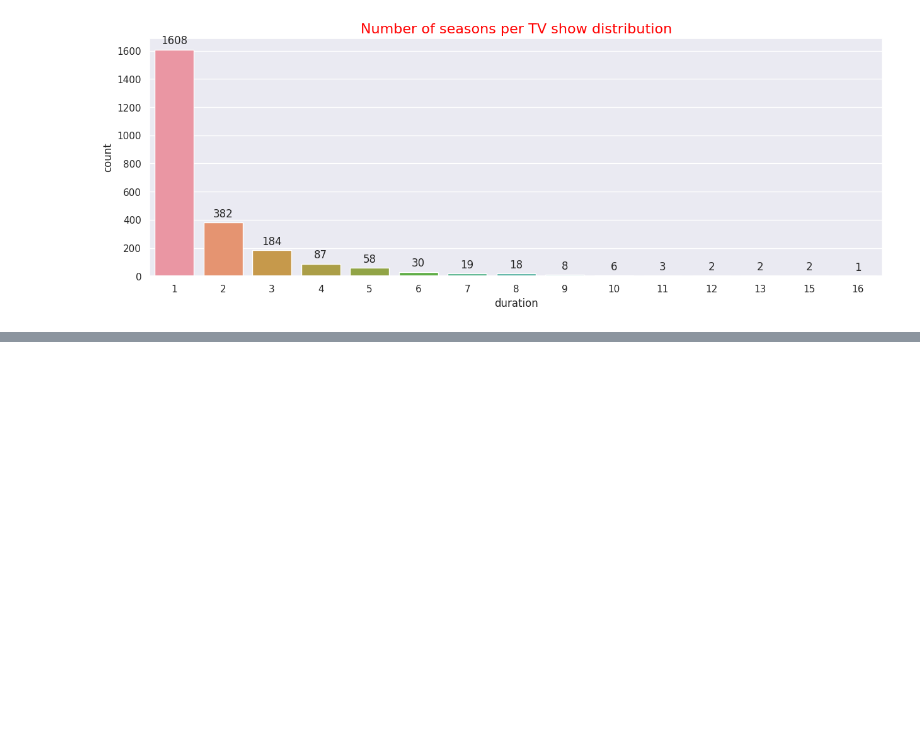
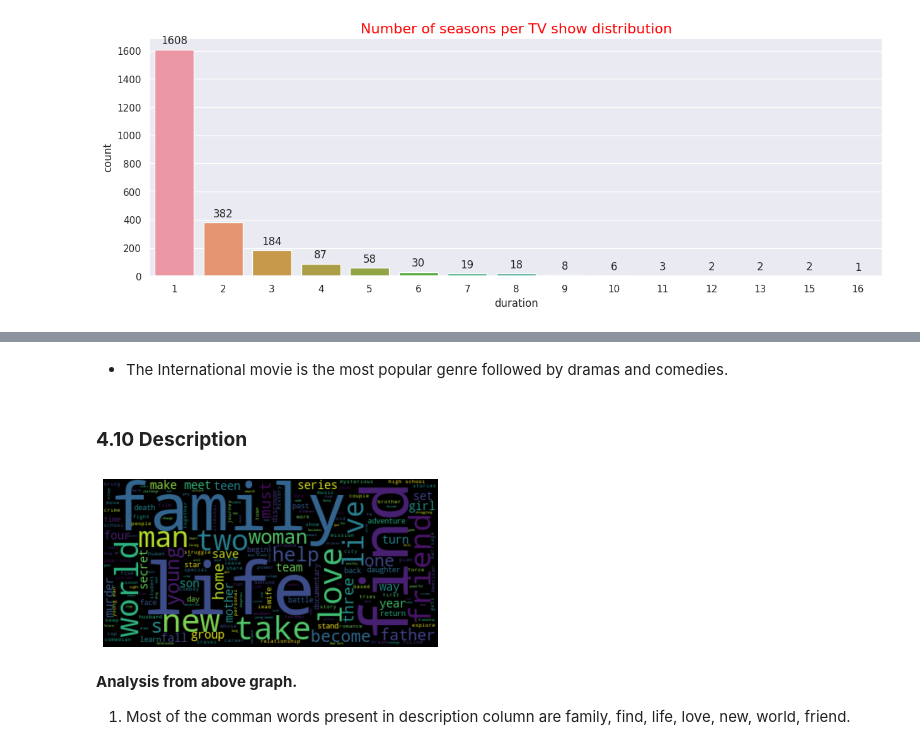
Before and after one commit to rajkumarpec/Unsupervised-Machine-Learning, a Jupyter notebook: Netflix_movie_show.ipynb, the cells around one changed output, grey strips where cells are left out. Saved outputs shown, nothing was run; the diff lists cells and outputs as text; code cells hidden in the pictures; blank space fills up the shorter version.

```diff
--- a/Netflix_movie_show.ipynb
+++ b/Netflix_movie_show.ipynb
@@ -449,0 +457,20 @@ for i in p.patches:
+# %% [markdown]
+* The International movie is the most popular genre followed by dramas and comedies.
+# %% [markdown]
+### **4.10 Description**
+# %%
+# text documents
+text = " ".join(word for word in netflix_df['description'])
+
+# create the word cloud
+wordcloud = WordCloud(stopwords=STOPWORDS).generate(text)
+
+# plot the word cloud
+plt.imshow(wordcloud,  interpolation='bilinear')
+plt.axis("off")
+plt.show()
+# %% [output]
+[figure, added]
+# %% [markdown]
+**Analysis from above graph.**
+1. Most of the comman words present in description column are family, find, life, love, new, world, friend.
```
Also changed, not shown: parts of 6 cells of this notebook.
